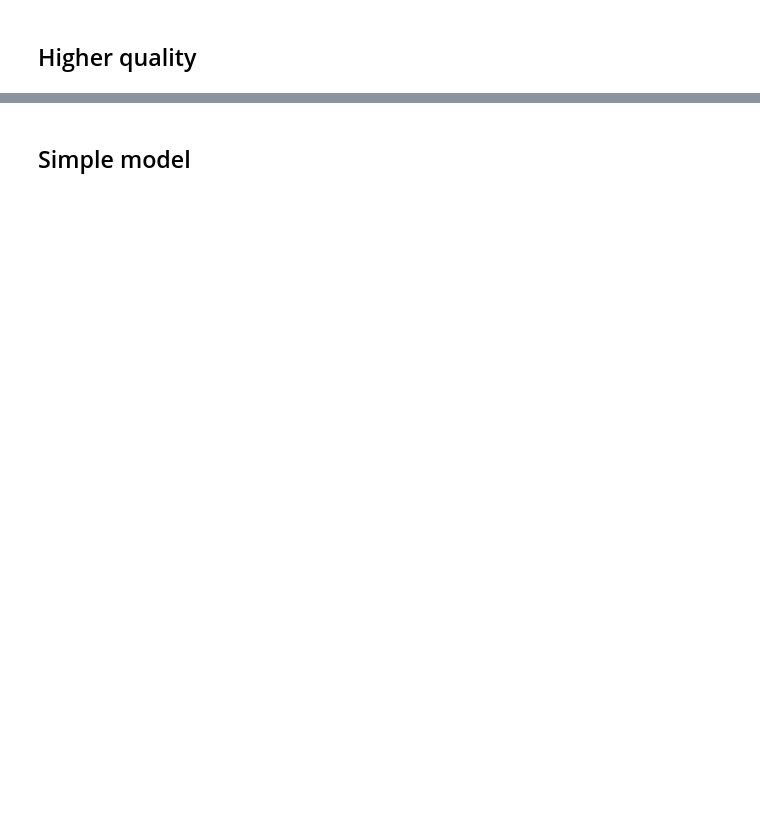
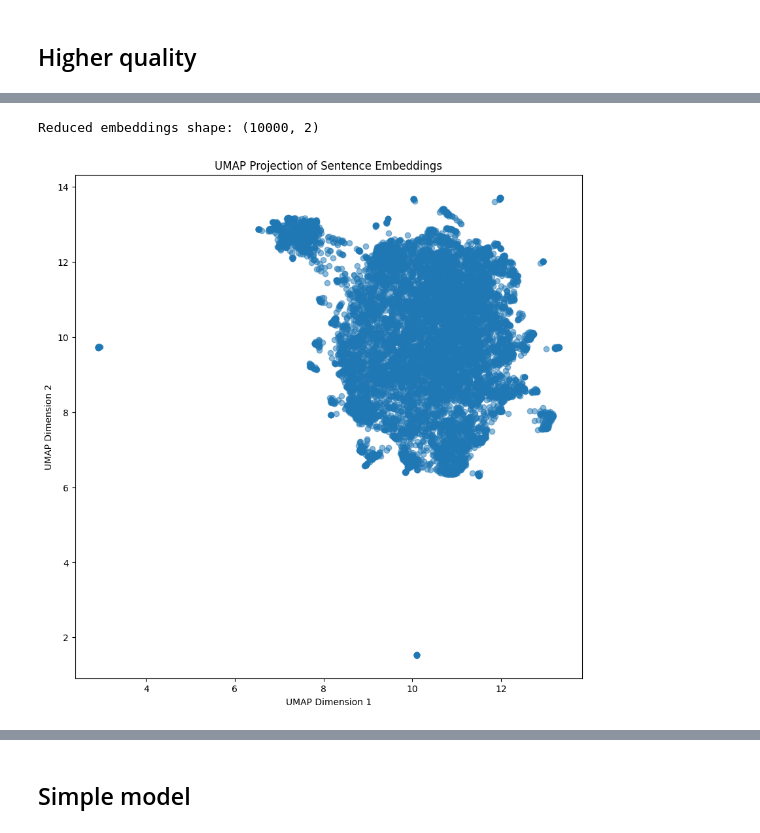
Before and after one commit to anasselbasra/Topic-modeling-tweets, a Jupyter notebook: model2.ipynb, the cells around one changed output, grey strips where cells are left out. Drawn from its saved outputs; the diff is of its cells as text; code cells hidden in the pictures; blank space fills up the shorter version.

```diff
--- a/model2.ipynb
+++ b/model2.ipynb
@@ -452,34 +526,37 @@ import matplotlib.pyplot as plt
 import plotly.express as px
 import nbformat  # !!!!!!!!!!!!!!!!!
 
-parameters = {"n_neighbors": 15,
+parameters = {"n_neighbors": 25,
               "n_components": 2,
               "min_dist": 0.1,
               "metric": "cosine",
               "spread": 0.8,
               "random_state": 42,
               "n_epochs": 1000,
               "learning_rate": 0.01
              }
 
 # Fit the UMAP model on your embeddings
 reducer = umap.UMAP(**parameters).fit(sample_embeddings_quality_fr)
 
 # Transform the embeddings to 2D
 sample_reduced_embeddings = reducer.transform(sample_embeddings_quality_fr)
 
 # Print the shape of the reduced embeddings
 print(f"Reduced embeddings shape: {sample_reduced_embeddings.shape}")
 
 # Add the coordinates to your dataframe
 df_sample['x'] = sample_reduced_embeddings[:,0]
 df_sample['y'] = sample_reduced_embeddings[:,1]
 
 
 # Create a matplotlib figure
 plt.figure(figsize=(10, 10))
 plt.scatter(df_sample['x'], df_sample['y'], alpha=0.5)
 plt.title('UMAP Projection of Sentence Embeddings')
 plt.xlabel('UMAP Dimension 1')
 plt.ylabel('UMAP Dimension 2')
 plt.show()
+# %% [output]
+Reduced embeddings shape: (10000, 2)
+[figure, added]
```
Also changed, not shown: parts of 44 cells of this notebook.
